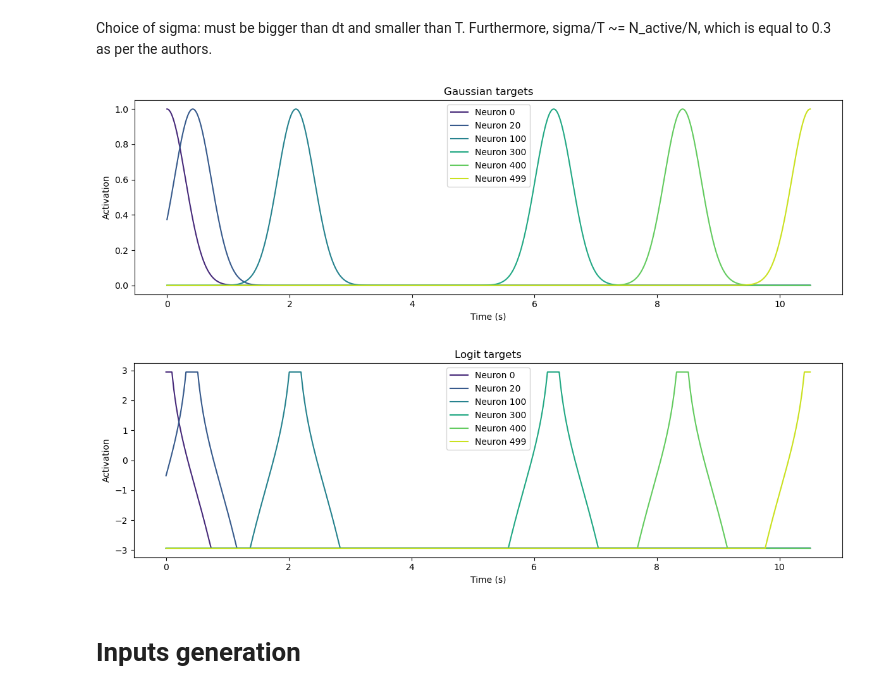
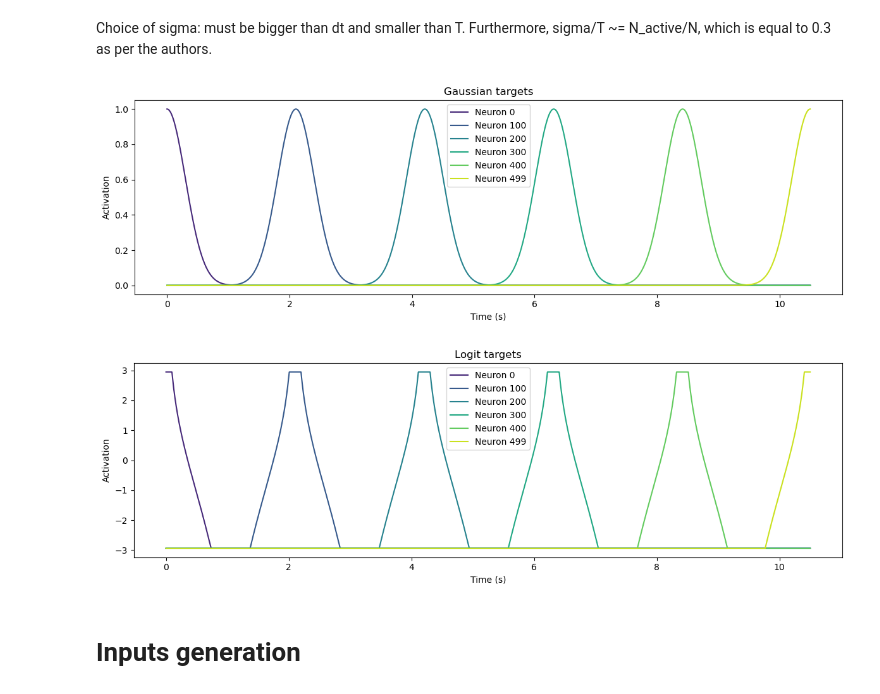
Before and after one commit to JohanneBohn/Reproducing-neural-sequences-with-Partial-In-Network-Training, a Jupyter notebook: main.ipynb, the cells around one changed output. Cells and saved outputs as stored; diff of their text form; code cells hidden in the pictures.

```diff
--- a/main.ipynb
+++ b/main.ipynb
@@ -24,22 +25,22 @@ targets = gs.target_functions(
 # %%
 gs.gaussian_graph(
     T = 10.5,
     sigma = 0.3,
     N = 500,
-    neuron_list = [0, 20, 100, 300, 400, 499]
+    neuron_list = [0, 100, 200, 300, 400, 499]
     )
 # %% [output]
-[figure, old version]
+[figure, new version]
 # %%
 gs.target_graph(
     T = 10.5,
     sigma = 0.3,
     N = 500,
-    neuron_list = [0, 20, 100, 300, 400, 499],
+    neuron_list = [0, 100, 200, 300, 400, 499],
     epsilon = epsilon
     )
 # %% [output]
-[figure, old version]
+[figure, new version]
 # %% [markdown]
 # Inputs generation
 # %%
```
Also changed, not shown: parts of 10 cells of this notebook, 3 other files.
